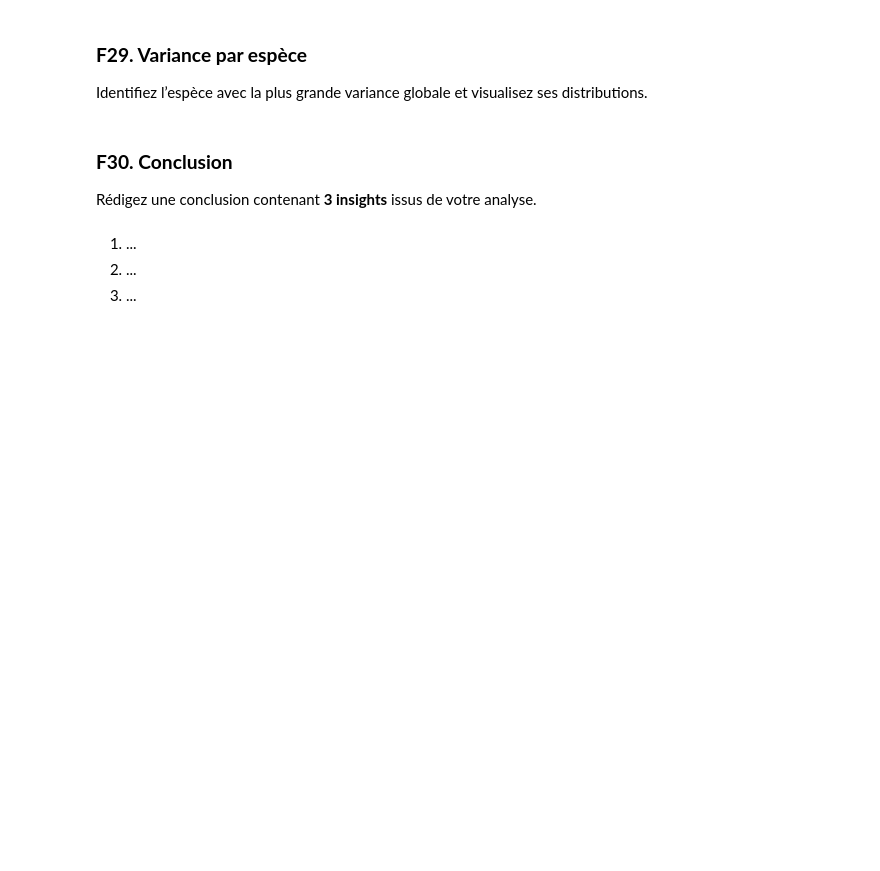
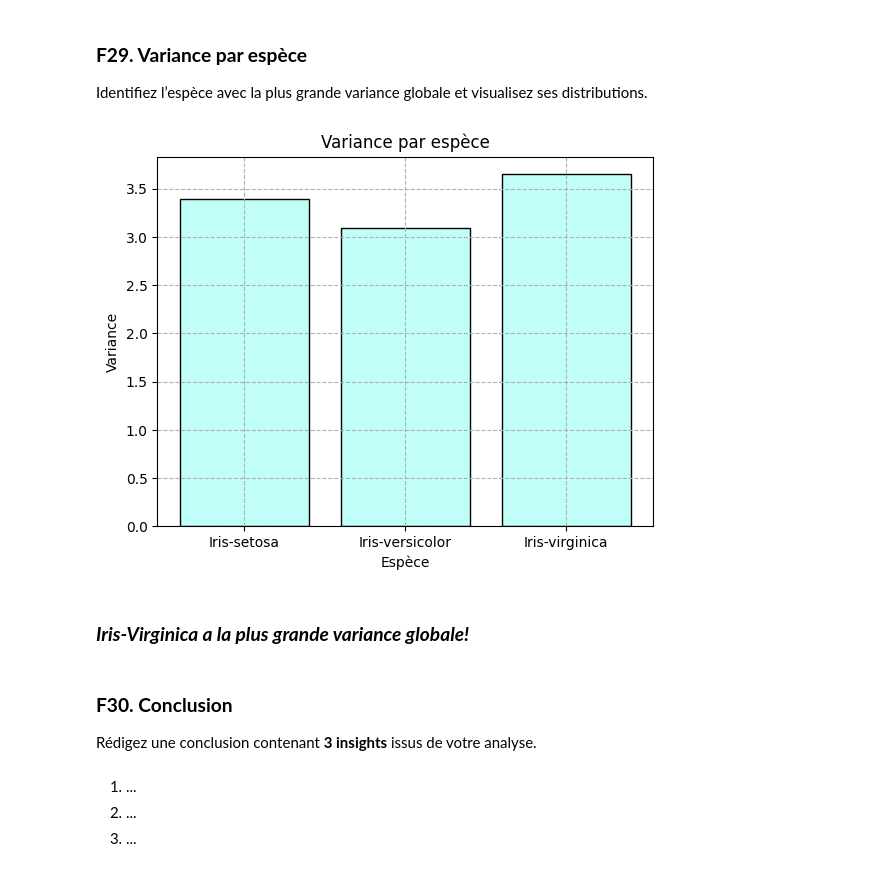
Before and after one commit to USMS-FPK-IA-GI-2025/controle-01-numpy-and-matplotlib-iris-Anam-Ayoub, a Jupyter notebook: notebooks/controle_numpy_matplotlib.ipynb, the cells around one changed output. Drawn from its saved outputs; the diff is of its cells as text; code cells hidden in the pictures; blank space fills up the shorter version.

Commit message:
BLOC 29 done (colab)

```diff
--- a/notebooks/controle_numpy_matplotlib.ipynb
+++ b/notebooks/controle_numpy_matplotlib.ipynb
@@ -595,3 +592,24 @@ Identifiez l’espèce avec la plus grande variance globale et visualisez ses di
+# %%
+# Votre code ici
+#=========== BLOC 29 ===========
+
+# Calcule des variances
+var_Setosa = np.var(features[:50 , :])
+var_Versicolor = np.var(features[50:100 , :])
+var_Verginica = np.var(features[100: , :])
+
+vars = [var_Setosa, var_Versicolor, var_Verginica]
+
+plt.bar(spc,vars, color='#bffff7', edgecolor='black')
+plt.title('Variance par espèce')
+plt.xlabel('Espèce')
+plt.ylabel('Variance')
+plt.grid(linestyle='--')
+plt.show()
+# %% [output]
+[figure, added]
+# %% [markdown]
+### ***Iris-Virginica a la plus grande variance globale!***
 # %% [markdown]
 ### **F30. Conclusion**
 Rédigez une conclusion contenant **3 insights** issus de votre analyse.
```
Also changed, not shown: parts of 2 cells of this notebook.
